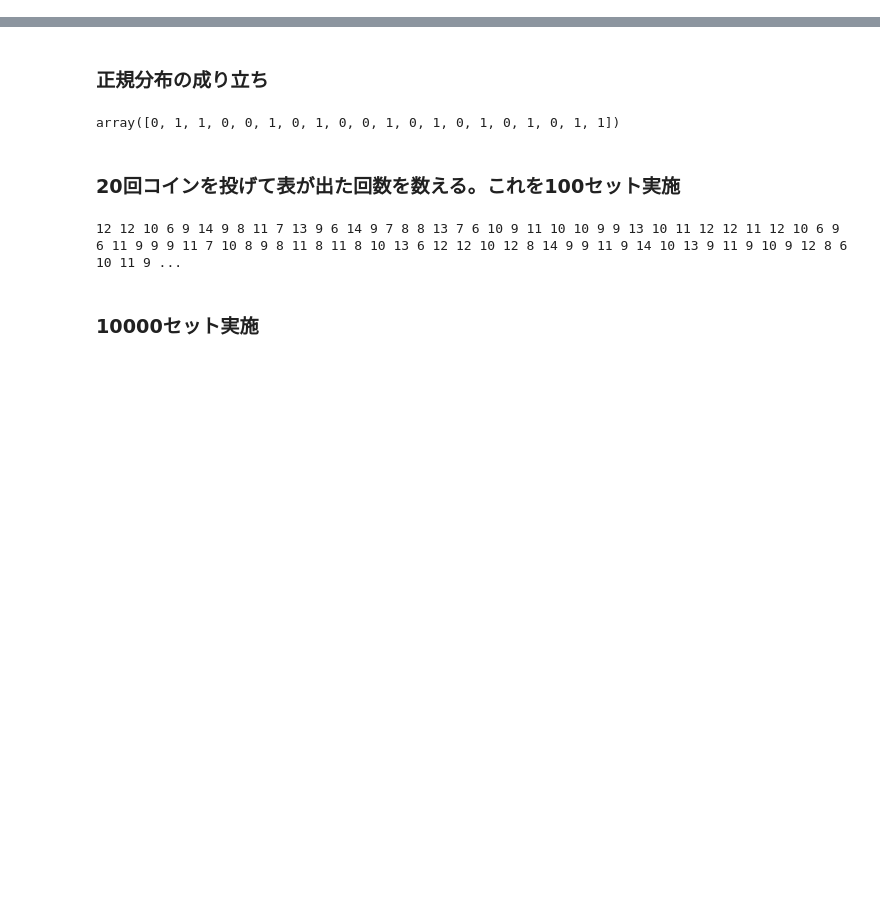
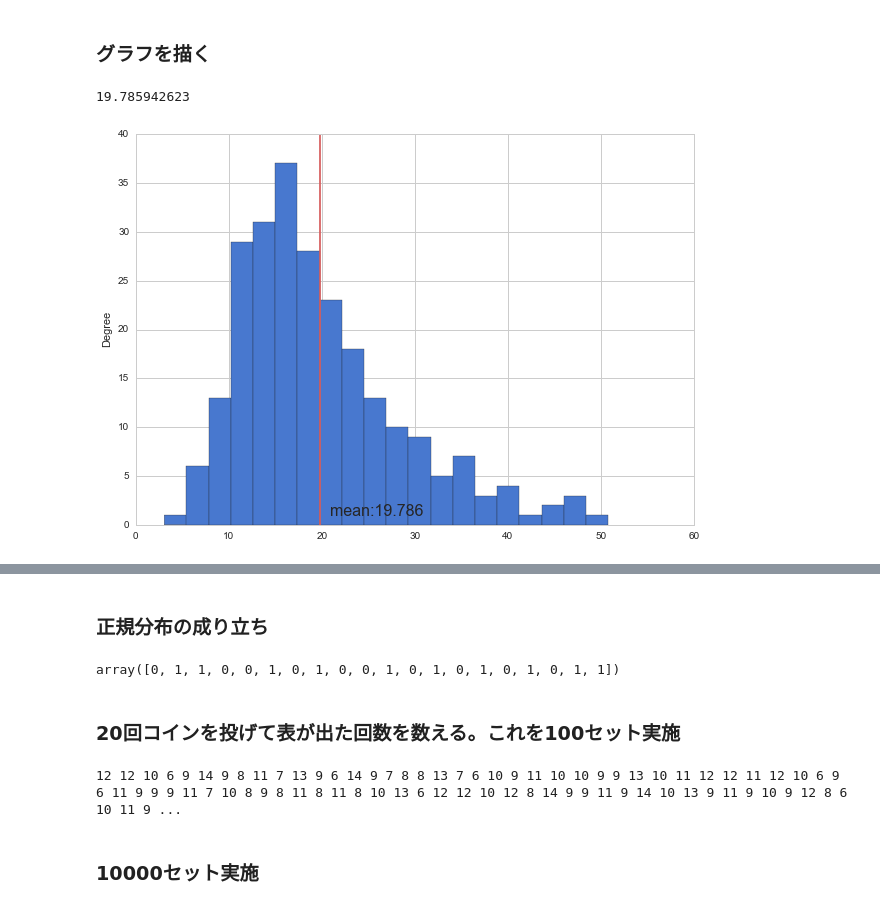
Before and after one commit to matsuken92/Qiita_Contents, a Jupyter notebook: statistics_lecture/Demonstration.ipynb, the cells around one changed output, grey strips where cells are left out. Drawn from its saved outputs; the diff is of its cells as text; code cells hidden in the pictures; blank space fills up the shorter version.

```diff
--- a/statistics_lecture/Demonstration.ipynb
+++ b/statistics_lecture/Demonstration.ipynb
@@ -18,0 +39,12 @@ sns.set(style="white", palette="muted", color_codes=True)
+# %% [markdown]
+### グラフを描く
+# %%
+tips.total_bill.plot(kind="hist", bins=20, figsize=(10,7))
+m = np.mean(tips.total_bill)
+print m
+plt.plot([m, m],[0, 40], 'r')
+plt.text(21, 1, "mean:{0:.3f}".format(m), size=16)
+plt.show()
+# %% [output]
+19.785942623
+[figure, added]
```
Also changed, not shown: parts of 15 cells of this notebook.
